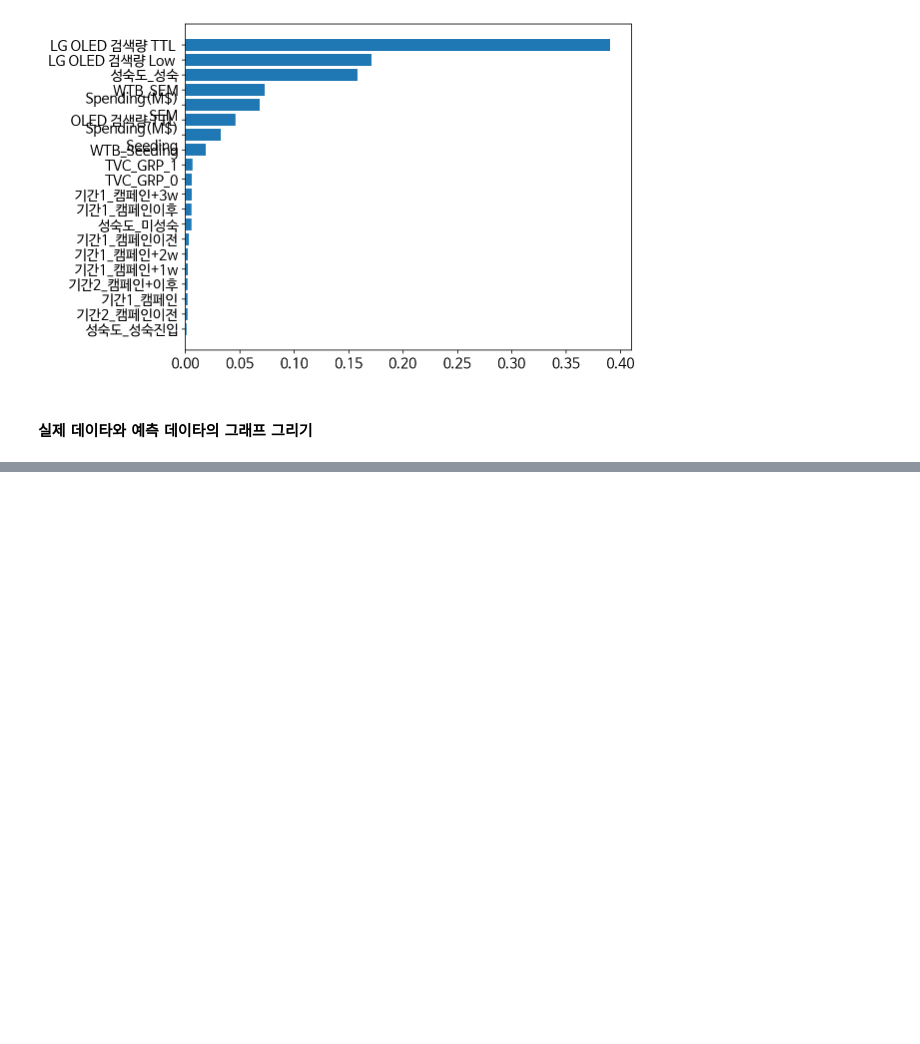
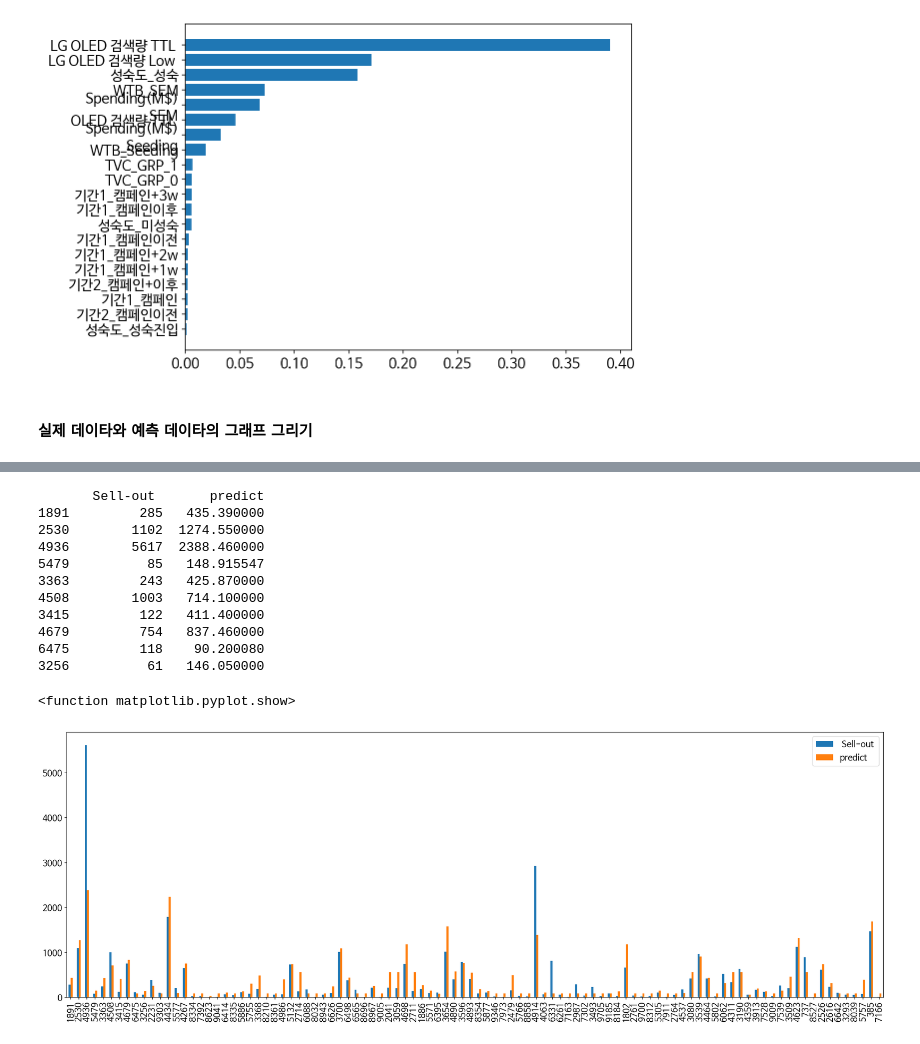
Before and after one commit to dreamer0710/StillWork_Team_5, a Jupyter notebook: team_project.ipynb, the cells around one changed output, grey strips where cells are left out. Saved outputs shown, nothing was run; the diff lists cells and outputs as text; code cells hidden in the pictures; blank space fills up the shorter version.

```diff
--- a/team_project.ipynb
+++ b/team_project.ipynb
@@ -433,0 +506,25 @@ R-Squared:  0.58437
+# %%
+df4 = pd.DataFrame(y_test.copy())
+df4['predict'] = y_pred.tolist()
+#print(df4.shape)
+#print(df4[:10])
+
+# 100개만 출력 및 표시
+print(df4[:10])
+df4[:100].plot(kind='bar', figsize=(24,8))
+#plt.xticks(rotation=45)
+plt.show
+# %% [output]
+       Sell-out       predict
+1891         285   435.390000
+2530        1102  1274.550000
+4936        5617  2388.460000
+5479          85   148.915547
+3363         243   425.870000
+4508        1003   714.100000
+3415         122   411.400000
+4679         754   837.460000
+6475         118    90.200080
+3256          61   146.050000
+<function matplotlib.pyplot.show>
+[figure, added]
```
Also changed, not shown: parts of 16 cells of this notebook.
